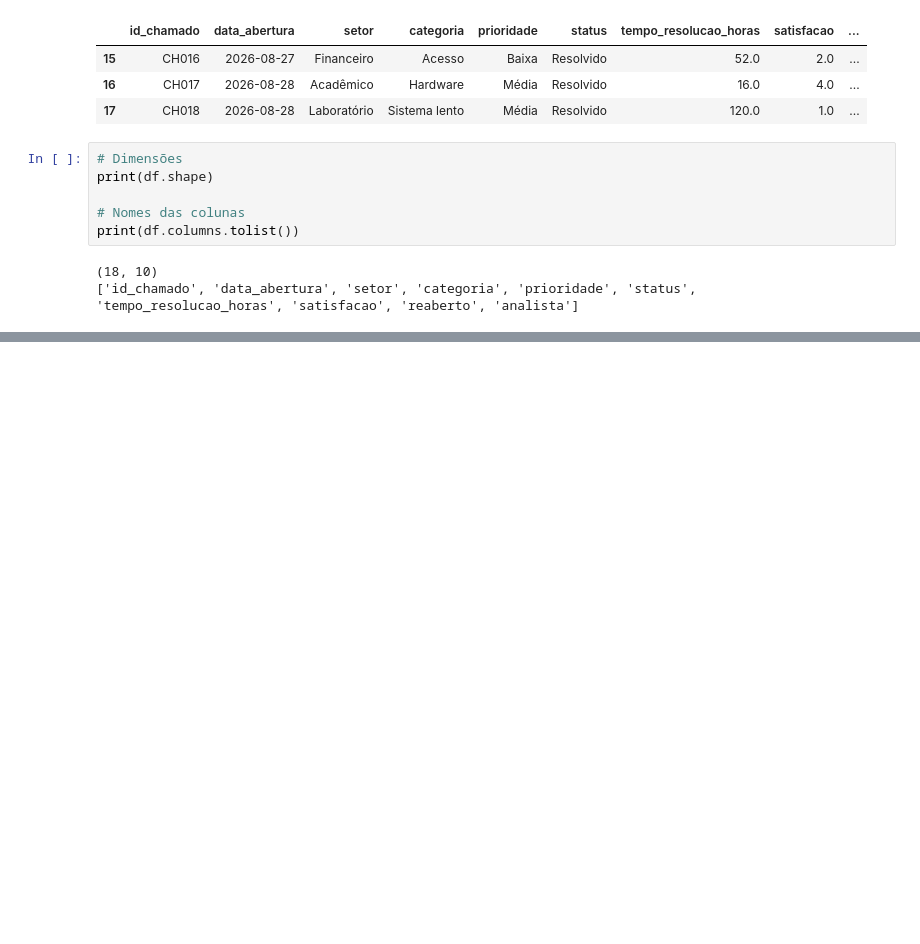
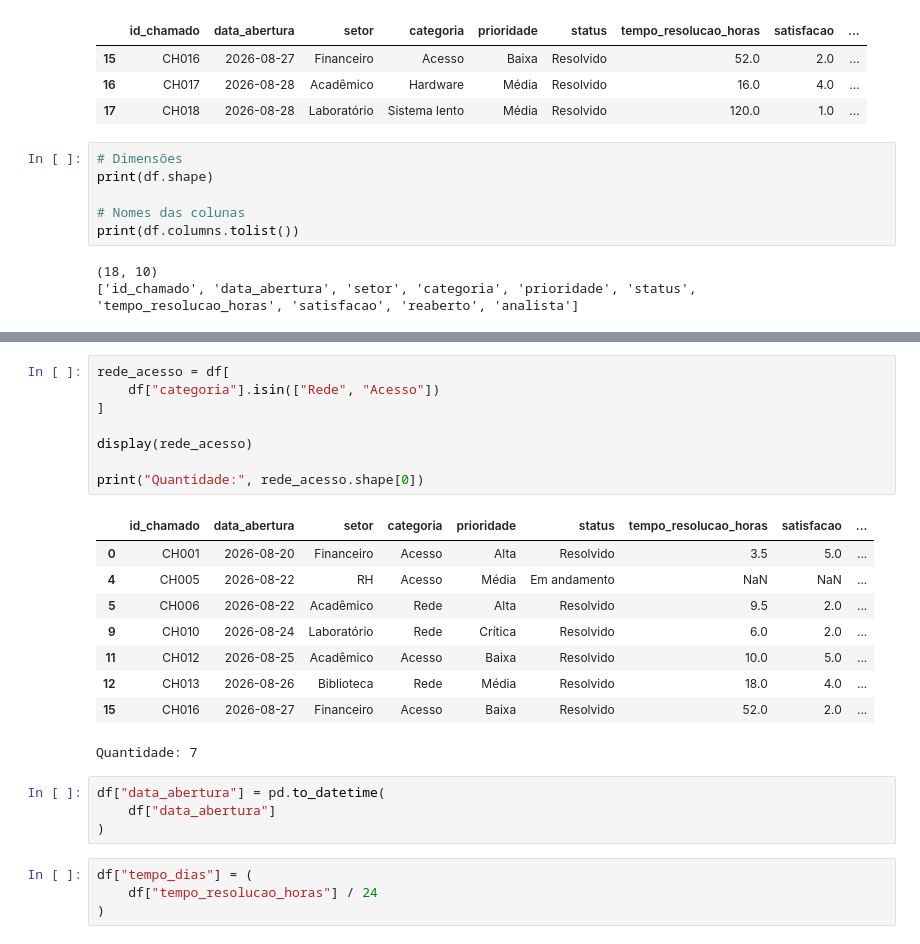
Before and after one commit to alvarengagraziela3-oss/Ciencia_Dados_Aprendizagem_Maquina, a Jupyter notebook: ciencia_dados.ipynb, the cells around one changed output, grey strips where cells are left out. Saved outputs shown, nothing was run; the diff lists cells and outputs as text; blank space fills up the shorter version.

```diff
--- a/ciencia_dados.ipynb
+++ b/ciencia_dados.ipynb
@@ -190,0 +298,26 @@ print(df.columns.tolist())
+# %%
+rede_acesso = df[
+    df["categoria"].isin(["Rede", "Acesso"])
+]
+
+display(rede_acesso)
+
+print("Quantidade:", rede_acesso.shape[0])
+# %% [output]
+|  | id_chamado | data_abertura | setor | categoria | prioridade | status | tempo_resolucao_horas | satisfacao | ... |
+| 0 | CH001 | 2026-08-20 | Financeiro | Acesso | Alta | Resolvido | 3.5 | 5.0 | ... |
+| 4 | CH005 | 2026-08-22 | RH | Acesso | Média | Em andamento | NaN | NaN | ... |
+| 5 | CH006 | 2026-08-22 | Acadêmico | Rede | Alta | Resolvido | 9.5 | 2.0 | ... |
+| 9 | CH010 | 2026-08-24 | Laboratório | Rede | Crítica | Resolvido | 6.0 | 2.0 | ... |
+| 11 | CH012 | 2026-08-25 | Acadêmico | Acesso | Baixa | Resolvido | 10.0 | 5.0 | ... |
+| 12 | CH013 | 2026-08-26 | Biblioteca | Rede | Média | Resolvido | 18.0 | 4.0 | ... |
+| 15 | CH016 | 2026-08-27 | Financeiro | Acesso | Baixa | Resolvido | 52.0 | 2.0 | ... |
+Quantidade: 7
+# %%
+df["data_abertura"] = pd.to_datetime(
+    df["data_abertura"]
+)
+# %%
+df["tempo_dias"] = (
+    df["tempo_resolucao_horas"] / 24
+)
```
Also changed, not shown: parts of 9 cells of this notebook.
